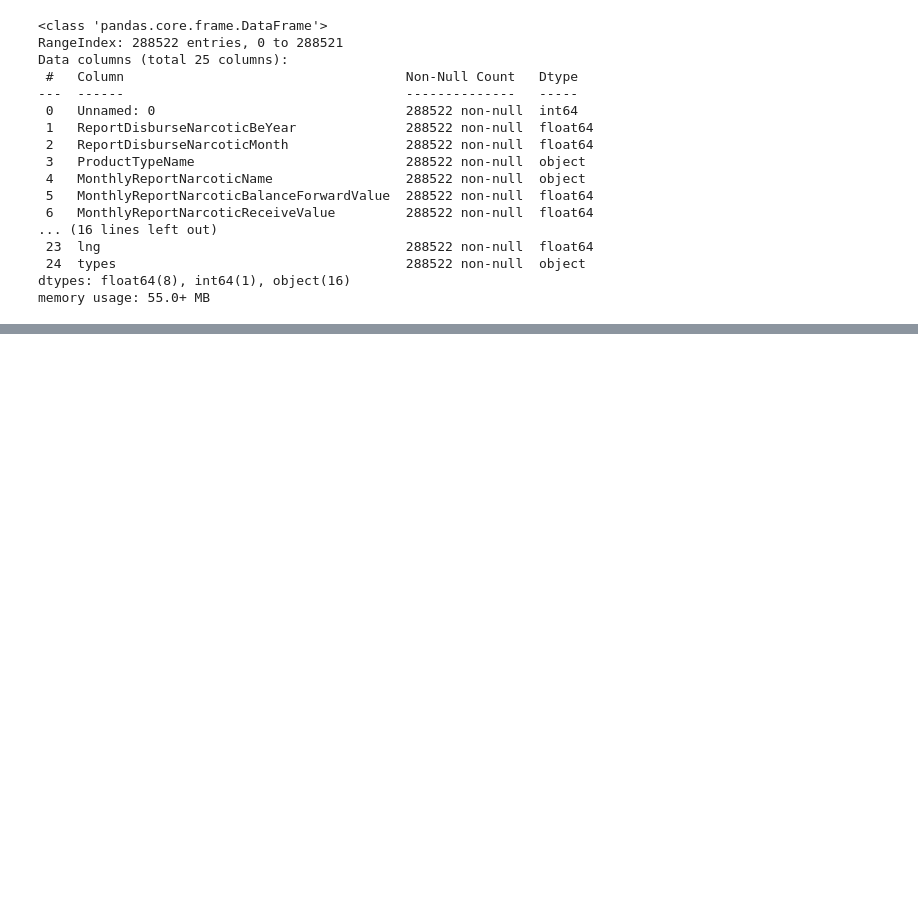
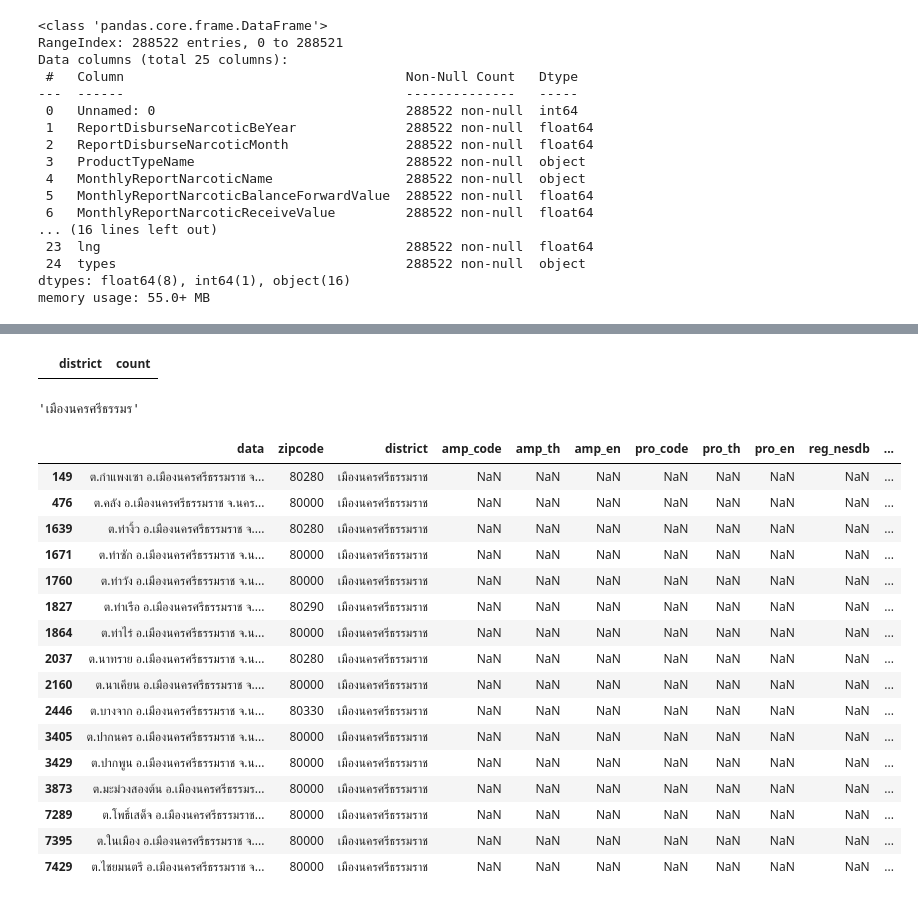
Before and after one commit to konrawit13/nct_distr, a Jupyter notebook: dist-report_v5.ipynb, the cells around one changed output, grey strips where cells are left out. Cells and saved outputs as stored; diff of their text form; code cells hidden in the pictures; blank space fills up the shorter version.

```diff
--- a/dist-report_v5.ipynb
+++ b/dist-report_v5.ipynb
@@ -109,0 +411,3 @@ Name: count, dtype: int64
+# %%
+zipcode_df2['district2'] = zipcode_df2['district'].str.replace(r'^เขต', '', regex=True)
+zipcode_df2['district2'] = zipcode_df2['district2'].replace(reversed_district_name)
@@ -109,0 +439,2 @@ Name: count, dtype: int64
+# %%
+gdf = geopandas.read_file(geo_distric_path)
@@ -109,0 +457,9 @@ Name: count, dtype: int64
+# %%
+merge3 = zipcode_df2.merge(
+    gdf,
+    how = 'left',
+    left_on = 'district2',
+    right_on = 'amp_th'
+)
+# %%
+merge3 = merge3.drop_duplicates()
@@ -109,0 +502,28 @@ Name: count, dtype: int64
+# %%
+merge3.loc[merge3['amp_th'].isna()]['district'].value_counts().reset_index()
+# %% [output]
+|  | district | count |
+# %%
+gdf.loc[gdf['amp_th'].str.contains("เมืองนครศรีธรรมร")].iloc[0,1]
+# %% [output]
+'เมืองนครศรีธรรมร'
+# %%
+merge3.loc[merge3['district'] == "เมืองนครศรีธรรมราช"]
+# %% [output]
+|  | data | zipcode | district | amp_code | amp_th | amp_en | pro_code | pro_th | pro_en | reg_nesdb | ... |
+| 149 | ต.กำแพงเซา อ.เมืองนครศรีธรรมราช จ... | 80280 | เมืองนครศรีธรรมราช | NaN | NaN | NaN | NaN | NaN | NaN | NaN | ... |
+| 476 | ต.คลัง อ.เมืองนครศรีธรรมราช จ.นคร... | 80000 | เมืองนครศรีธรรมราช | NaN | NaN | NaN | NaN | NaN | NaN | NaN | ... |
+| 1639 | ต.ท่างิ้ว อ.เมืองนครศรีธรรมราช จ.... | 80280 | เมืองนครศรีธรรมราช | NaN | NaN | NaN | NaN | NaN | NaN | NaN | ... |
+| 1671 | ต.ท่าซัก อ.เมืองนครศรีธรรมราช จ.น... | 80000 | เมืองนครศรีธรรมราช | NaN | NaN | NaN | NaN | NaN | NaN | NaN | ... |
+| 1760 | ต.ท่าวัง อ.เมืองนครศรีธรรมราช จ.น... | 80000 | เมืองนครศรีธรรมราช | NaN | NaN | NaN | NaN | NaN | NaN | NaN | ... |
+| 1827 | ต.ท่าเรือ อ.เมืองนครศรีธรรมราช จ.... | 80290 | เมืองนครศรีธรรมราช | NaN | NaN | NaN | NaN | NaN | NaN | NaN | ... |
+| 1864 | ต.ท่าไร่ อ.เมืองนครศรีธรรมราช จ.น... | 80000 | เมืองนครศรีธรรมราช | NaN | NaN | NaN | NaN | NaN | NaN | NaN | ... |
+| 2037 | ต.นาทราย อ.เมืองนครศรีธรรมราช จ.น... | 80280 | เมืองนครศรีธรรมราช | NaN | NaN | NaN | NaN | NaN | NaN | NaN | ... |
+| 2160 | ต.นาเคียน อ.เมืองนครศรีธรรมราช จ.... | 80000 | เมืองนครศรีธรรมราช | NaN | NaN | NaN | NaN | NaN | NaN | NaN | ... |
+| 2446 | ต.บางจาก อ.เมืองนครศรีธรรมราช จ.น... | 80330 | เมืองนครศรีธรรมราช | NaN | NaN | NaN | NaN | NaN | NaN | NaN | ... |
+| 3405 | ต.ปากนคร อ.เมืองนครศรีธรรมราช จ.น... | 80000 | เมืองนครศรีธรรมราช | NaN | NaN | NaN | NaN | NaN | NaN | NaN | ... |
+| 3429 | ต.ปากพูน อ.เมืองนครศรีธรรมราช จ.น... | 80000 | เมืองนครศรีธรรมราช | NaN | NaN | NaN | NaN | NaN | NaN | NaN | ... |
+| 3873 | ต.มะม่วงสองต้น อ.เมืองนครศรีธรรมร... | 80000 | เมืองนครศรีธรรมราช | NaN | NaN | NaN | NaN | NaN | NaN | NaN | ... |
+| 7289 | ต.โพธิ์เสด็จ อ.เมืองนครศรีธรรมราช... | 80000 | เมืองนครศรีธรรมราช | NaN | NaN | NaN | NaN | NaN | NaN | NaN | ... |
+| 7395 | ต.ในเมือง อ.เมืองนครศรีธรรมราช จ.... | 80000 | เมืองนครศรีธรรมราช | NaN | NaN | NaN | NaN | NaN | NaN | NaN | ... |
+| 7429 | ต.ไชยมนตรี อ.เมืองนครศรีธรรมราช จ... | 80000 | เมืองนครศรีธรรมราช | NaN | NaN | NaN | NaN | NaN | NaN | NaN | ... |
```
Also changed, not shown: parts of 56 cells of this notebook, 2 other files.
